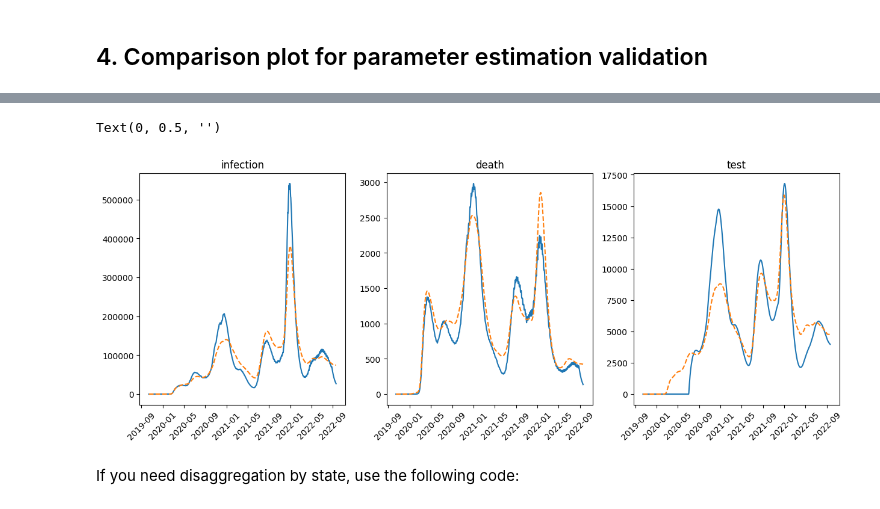
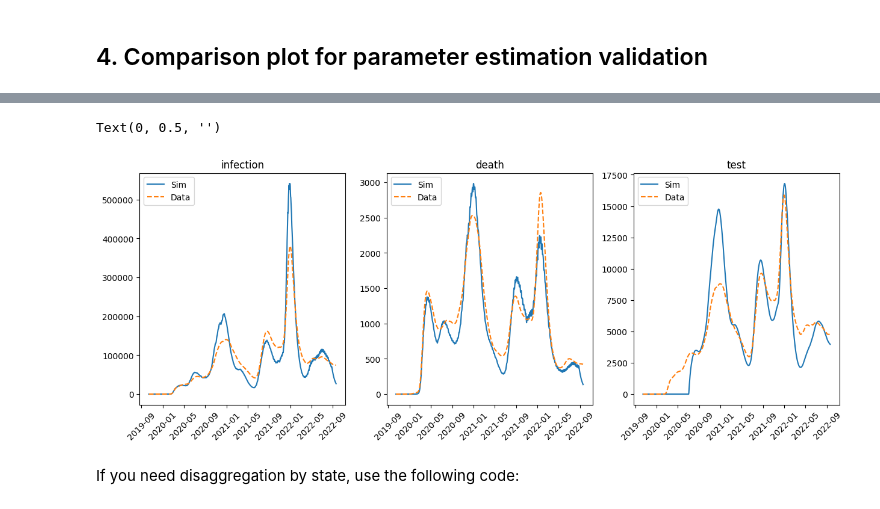
Before and after one commit to hyunjimoon/VaccineMisinf, a Jupyter notebook: V79/vac_cost_eff.ipynb, the cells around one changed output, grey strips where cells are left out. Saved outputs shown, nothing was run; the diff lists cells and outputs as text; code cells hidden in the pictures.

Commit message:
update legends

```diff
--- a/V79/vac_cost_eff.ipynb
+++ b/V79/vac_cost_eff.ipynb
@@ -361,28 +281,31 @@ plt.xticks()
 # %%
-import matplotlib.ticker as ticker
+df=pd.read_csv("Sim_DataAgg.csv", index_col=[0,1]).transpose()
+df.columns.set_levels(['Sim', 'Data'], level = 0, inplace = True)
+df.set_index(pd.date_range(start = '10/15/2019', periods = 1071), inplace=True)
+df.columns.set_names(["sim_data", "component"], inplace=True)
+
 fig, axes = plt.subplots(1, 3, figsize=(15, 5))
-
 # infection
-sns.lineplot(ax=axes[0], x= df.index, y = df.loc[:, ('Sim', 'Infection')])
-sns.lineplot(ax=axes[0], x= df.index, y = df.loc[:, ('Data', 'Infection')], linestyle='--')
+sns.lineplot(ax=axes[0], x= df.index, y = df.loc[:, ('Sim', 'Infection')], label = "Sim")
+sns.lineplot(ax=axes[0], x= df.index, y = df.loc[:, ('Data', 'Infection')], linestyle='--', label = "Data")
 axes[0].set_title("infection")
 axes[0].tick_params('x', labelrotation=45)
 axes[0].set_ylabel("")
 # # death
-sns.lineplot(ax=axes[1], x= df.index, y = df.loc[:, ('Sim', 'Death')])
-sns.lineplot(ax=axes[1], x= df.index, y = df.loc[:, ('Data', 'Death')], linestyle='--')
+sns.lineplot(ax=axes[1], x= df.index, y = df.loc[:, ('Sim', 'Death')], label = "Sim")
+sns.lineplot(ax=axes[1], x= df.index, y = df.loc[:, ('Data', 'Death')], linestyle='--', label = "Data")
 axes[1].set_title("death")
 axes[1].tick_params('x', labelrotation=45)
 axes[1].set_ylabel("")
 # # test
-sns.lineplot(ax=axes[2], x= df.index, y = df.loc[:, ('Sim', 'Test')])
-sns.lineplot(ax=axes[2], x= df.index, y = df.loc[:, ('Data', 'Test')], linestyle='--')
+sns.lineplot(ax=axes[2], x= df.index, y = df.loc[:, ('Sim', 'Test')], label = "Sim")
+sns.lineplot(ax=axes[2], x= df.index, y = df.loc[:, ('Data', 'Test')], linestyle='--', label = "Data")
 axes[2].set_title("test")
 axes[2].tick_params('x', labelrotation=45)
 axes[2].set_ylabel("")
 # %% [output]
 Text(0, 0.5, '')
-[figure, old version]
+[figure, new version]
 # %% [markdown]
 If you need disaggregation by state, use the following code:
 # %%
```
Also changed, not shown: parts of 7 cells of this notebook, 2 other files.
